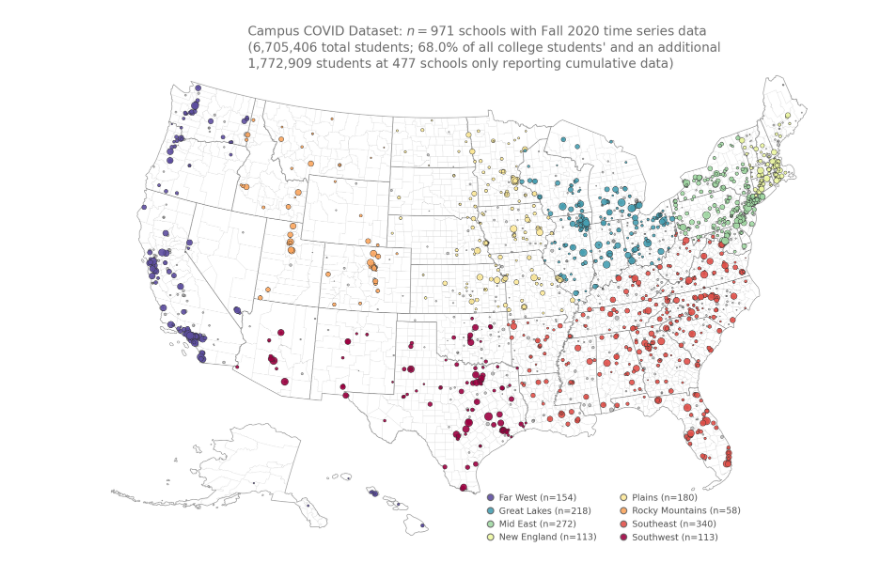
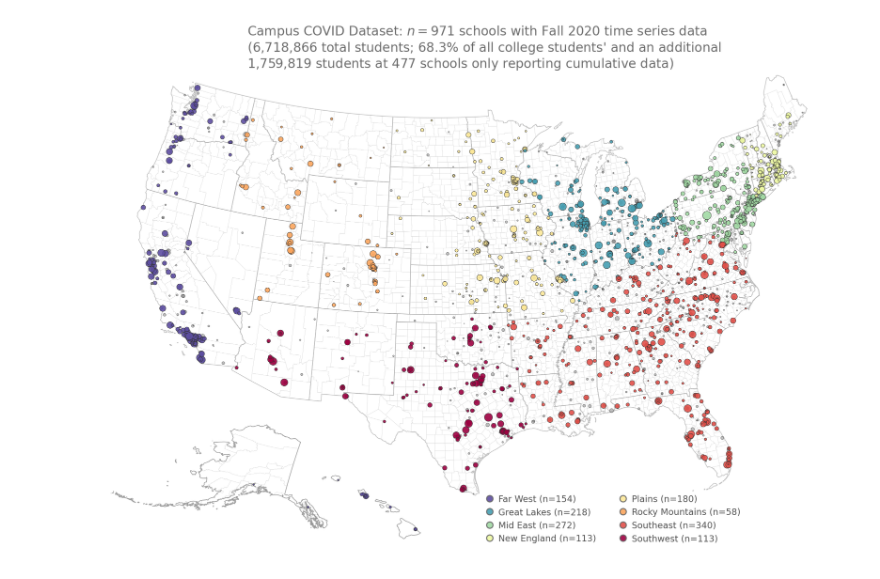
Before and after one commit to jkbren/campus-covid, a Jupyter notebook: code/campus-covid_map.ipynb, the cells around one changed output. Drawn from its saved outputs; the diff is of its cells as text; code cells hidden in the pictures.

```diff
--- a/code/campus-covid_map.ipynb
+++ b/code/campus-covid_map.ipynb
@@ -127,4 +127,5 @@ ref_data = client.open("00_Reference")
 ref_df = pd.DataFrame(ref_data.worksheet('reference').get_all_records(default_blank=np.nan))
 cols = ['college','state','ipeds_id','status','data_url']
 ref_df = ref_df[cols].copy()
+ref_df['ipeds_id'] = ref_df['ipeds_id'].astype(str)
 # %%
@@ -195,27 +183,40 @@ geo_dfx = geo_dfx.merge(ipeds_df[['ipeds_id','enrollment_fulltime']])
 # %%
-geo_df = ipeds_df.loc[ipeds_df['ipeds_id'].isin(complete_df['ipeds_id'].values)][['ipeds_id','lat','lon']].copy()
-geo_df = gpd.GeoDataFrame(geo_df, geometry=gpd.points_from_xy(geo_df.lon, geo_df.lat))[['ipeds_id','geometry']]
+geo_df = ipeds_df.loc[ipeds_df['ipeds_id'].isin(complete_df['ipeds_id'].values)][
+                                            ['ipeds_id','lat','lon']].copy()
+geo_df = gpd.GeoDataFrame(geo_df, geometry=gpd.points_from_xy(geo_df.lon,
+                                          geo_df.lat))[['ipeds_id','geometry']]
 geo_df = geo_df.reset_index().iloc[:,1:]
 geo_df.crs = {"init": map_projection_init}
 geo_df = geo_df.to_crs({"init": map_projection})
 
-# geo_df = geo_df.merge(ipeds_df[['ipeds_id','enrollment_total']])
 geo_df = geo_df.merge(ipeds_df[['ipeds_id','enrollment_fulltime']])
 
-xx = geo_df.merge(complete_df[['ipeds_id','region']].drop_duplicates(),how='left',on='ipeds_id')
-geo_dfx = geo_dfx.merge(incomple_df[['ipeds_id','region']].drop_duplicates(),how='left',on='ipeds_id')
+xx = geo_df.merge(complete_df[['ipeds_id','region']].drop_duplicates(),
+                  how='left',on='ipeds_id')
+geo_dfx = geo_dfx.merge(incomple_df[['ipeds_id','region']].drop_duplicates(),
+                        how='left',on='ipeds_id')
 xx.loc[xx.region.isna(),'region'] = 'na'
 xx = xx.loc[xx['region']!='na'].copy()
 
-region_summary = xx[['ipeds_id','region']].drop_duplicates().groupby('region').agg({'ipeds_id':'count'}).reset_index()
-region_summary_dict = dict(zip(region_summary['region'].values, region_summary['ipeds_id'].values))
-xx['region_label'] = [i+" (n=%i)"%(region_summary_dict[i]) if not pd.isna(i) else 'nan' for i in xx['region'].values]
+region_summary = xx[['ipeds_id','region']].drop_duplicates().groupby('region').agg(
+                            {'ipeds_id':'count'}).reset_index()
+region_summary_dict = dict(zip(region_summary['region'].values,
+                               region_summary['ipeds_id'].values))
+xx['region_label'] = [i+" (n=%i)"%(region_summary_dict[i])
+                      if not pd.isna(i) else 'nan' for i in xx['region'].values]
 xx = xx.loc[xx['region_label']!='nan'].copy()
-geo_dfx['region_label'] = [i+" (n=%i)"%(region_summary_dict[i]) if not pd.isna(i) else 'nan' for i in geo_dfx['region'].values]
+geo_dfx['region_label'] = [i+" (n=%i)"%(region_summary_dict[i])
+                           if not pd.isna(i) else 'nan' for i in geo_dfx['region'].values]
 geo_dfx = geo_dfx.loc[geo_dfx['region_label']!='nan'].copy()
 # %%
 ihe_gdf = xx.merge(complete_df[['ipeds_id','state']].drop_duplicates(), how='left', on='ipeds_id')
 ihe_gdfx = geo_dfx.merge(incomple_df[['ipeds_id','state']].drop_duplicates(), how='left', on='ipeds_id')
+
+ihe_gdf.loc[ihe_gdf['enrollment_fulltime'] == 0.0,'enrollment_fulltime'] = 1
+ihe_gdf.loc[ihe_gdf['enrollment_fulltime'].isna(),'enrollment_fulltime'] = 1
+
+ihe_gdfx.loc[ihe_gdfx['enrollment_fulltime'] == 0.0,'enrollment_fulltime'] = 1
+ihe_gdfx.loc[ihe_gdfx['enrollment_fulltime'].isna(),'enrollment_fulltime'] = 1
 # %%
 ihe_gdf_AL1 = ihe_gdf.loc[ihe_gdf['state']=='Alaska'].copy()
 ihe_gdf_AL2 = ihe_gdfx.loc[ihe_gdfx['state']=='Alaska'].copy()
@@ -240,7 +241,7 @@ ihe_gdf_AL['geometry'] = ihe_gdf_AL.rotate(al_rotate, origin=al_centroid[0])
 # %%
 fig, ax = plt.subplots(1,1,figsize=(16,8),dpi=200)
 
-gdfs.plot(ax=ax, lw=0.6, ec='.5', fc='none', alpha=0.8)
+gdfs.plot(ax=ax, lw=0.6, ec='.7', fc='none', alpha=0.8)
 gdfc.plot(ax=ax, lw=0.1, ec='.7', fc='none', alpha=0.8)
 
 al_ax = ax.inset_axes([0.01, -0.09, 0.30, 0.35], transform=ax.transAxes)
@@ -263,8 +264,8 @@ gdfc_HI.plot(ax=hi_ax, lw=0.1, ec='.7', fc='none', alpha=0.8)
 hi_xmin, hi_ymin, hi_xmax, hi_ymax = gdfs_HI.total_bounds
 hi_ydiff = hi_ymax-hi_ymin
 hi_xdiff = hi_xmax-hi_xmin
-hi_ax.set_ylim(hi_ymin-hi_ydiff*0.02, hi_ymax-hi_ydiff*0.75)
-hi_ax.set_xlim(hi_xmin+hi_xdiff*0.60, hi_xmax+hi_xdiff*0.02)
+hi_ax.set_ylim(hi_ymin-hi_ydiff*0.15, hi_ymax+hi_ydiff*0.15)
+hi_ax.set_xlim(hi_xmin-hi_xdiff*0.35, hi_xmax+hi_xdiff*0.15)
 
 ms = 7
 ms = markersize=((np.log(ihe_gdf['enrollment_fulltime'])**5)/7000)*2.5
@@ -282,34 +283,35 @@ ihe_gdf_AL.plot(ax=al_ax, column='region_label', markersize=ms, lw=0.4, ec='.2',
 
 leg = ax.get_legend()
 for t in leg.get_texts():
     t.set_color('.3')
 for l in leg.get_lines():
     l._legmarker.set_markeredgewidth(1.0)
     l._legmarker.set_markeredgecolor('.4')
 
 ax.set_axis_off()
 hi_ax.set_axis_off()
 al_ax.set_axis_off()
 
 percent_total_i = np.round(geo_df['enrollment_fulltime'].sum()/\
                            ipeds_df['enrollment_fulltime'].sum(),4)*100
 ncomplete = complete_df.loc[complete_df['status']=='completed'].shape[0]
 ncumul = complete_df.loc[complete_df['status']=='cumulative only'].shape[0]
 popcomplete = int(complete_df.loc[complete_df['status']=='completed']['enrollment_fulltime'].sum())
 popcumul = int(complete_df.loc[complete_df['status']=='cumulative only']['enrollment_fulltime'].sum())
 
-ax.set_title("Campus COVID Dataset: $n=%s$ schools with Fall 2020 time series data"%("{:,}".format(ncomplete))+\
+ax.set_title("Campus COVID Dataset: "+\
+             "$n=%s$ schools with Fall 2020 time series data"%("{:,}".format(ncomplete))+\
              "\n(%s total students; $%.1f$%% of all college students' and an additional"%(
                     "{:,}".format(popcomplete),
                     percent_total_i)+\
          "\n%s students at $%i$ schools only reporting cumulative data)"%("{:,}".format(popcumul),
                                                                                         ncumul),
              x=0.195, y=0.95, va='bottom', ha='left', color='.4')
 
 
-# plt.savefig('../figs/pngs/campus_covid_map.png',dpi=425,bbox_inches='tight')
-# plt.savefig('../figs/pdfs/campus_covid_map.pdf',dpi=425,bbox_inches='tight')
+plt.savefig('../figs/pngs/campus_covid_map.png',dpi=425,bbox_inches='tight')
+plt.savefig('../figs/pdfs/campus_covid_map.pdf',dpi=425,bbox_inches='tight')
 
 plt.show()
 # %% [output]
-[figure, old version]
+[figure, new version]
```
Also changed, not shown: parts of 5 cells of this notebook, 19 other files.
